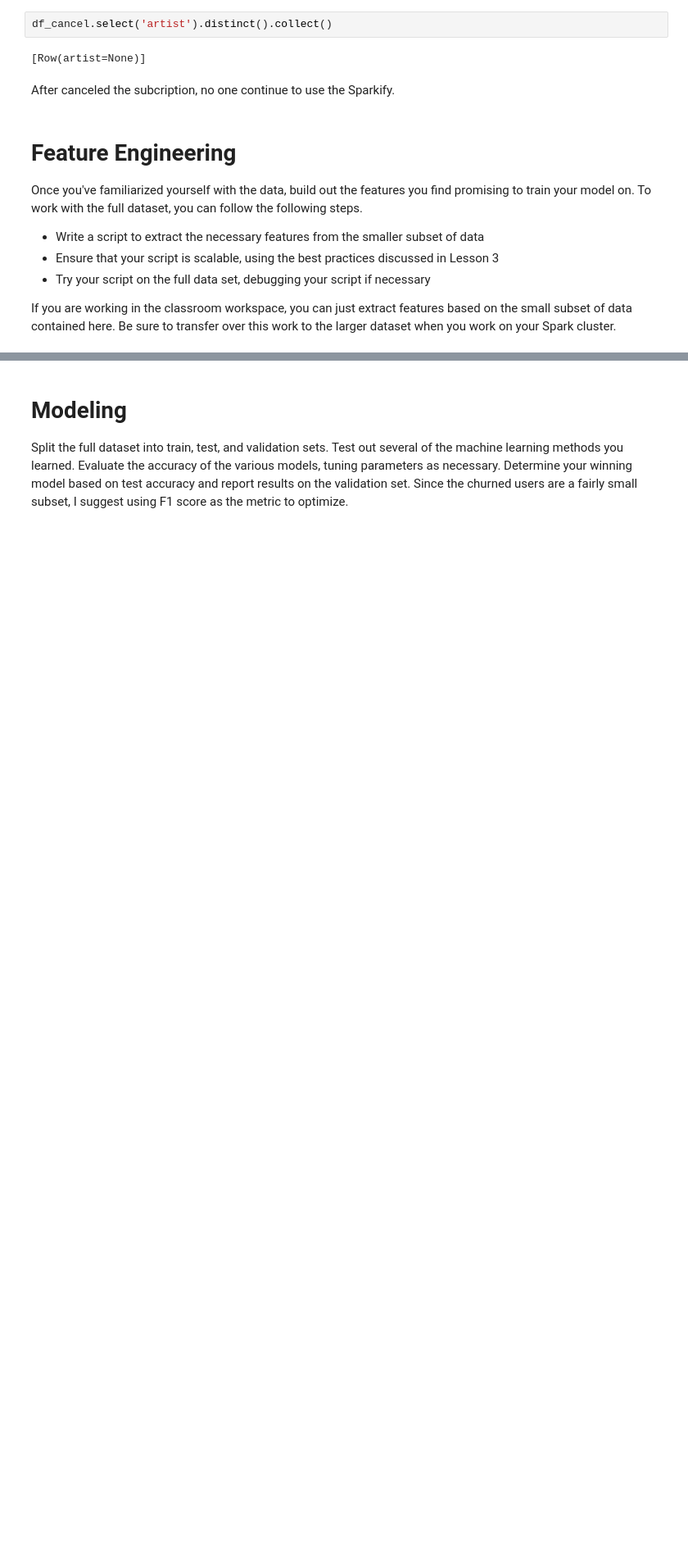
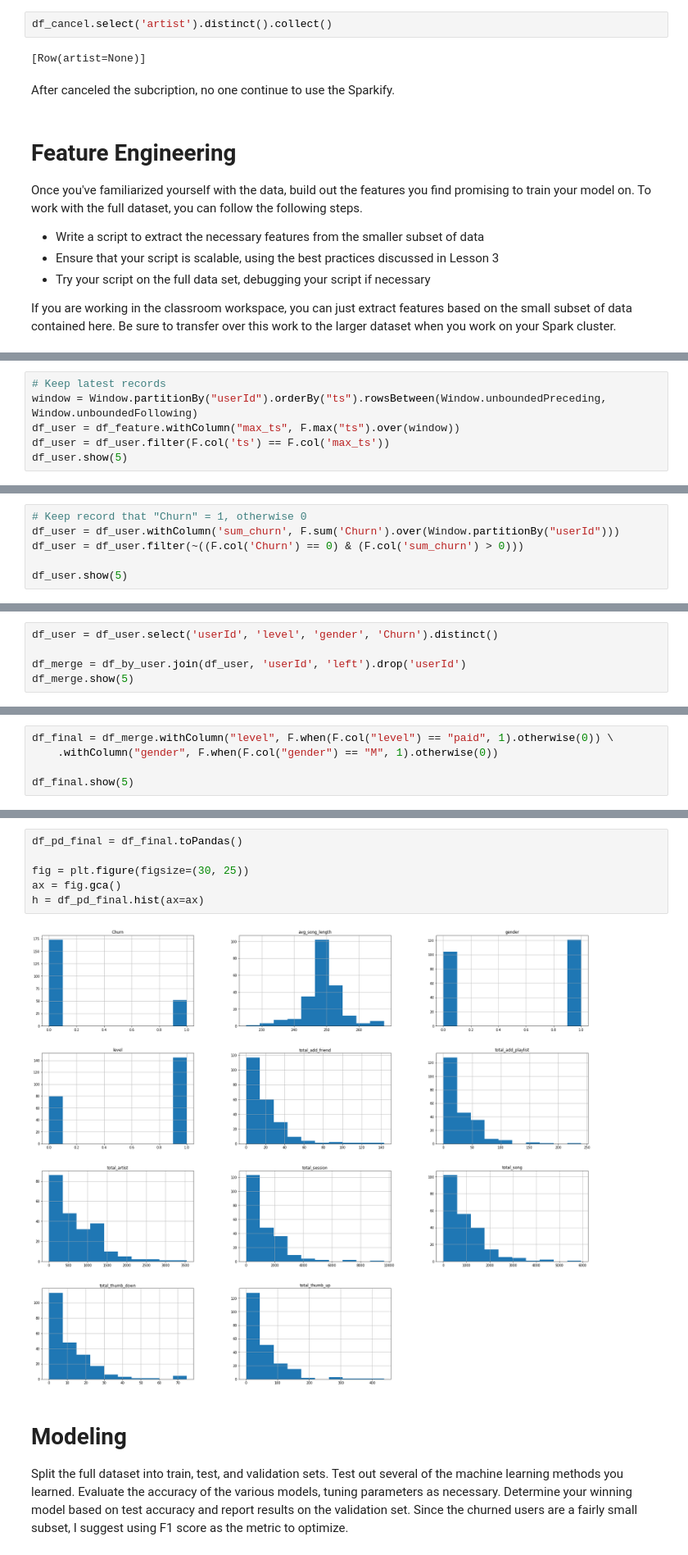
Before and after one commit to dhuy237/sparkify, a Jupyter notebook: Sparkify.ipynb, the cells around one changed output, grey strips where cells are left out. Shown: that part at 82% size. Cells and saved outputs as stored; diff of their text form; blank space fills up the shorter version.

```diff
--- a/Sparkify.ipynb
+++ b/Sparkify.ipynb
@@ -491,0 +521,6 @@ If you are working in the classroom workspace, you can just extract features bas
+# %%
+# Keep latest records
+window = Window.partitionBy("userId").orderBy("ts").rowsBetween(Window.unboundedPreceding, Window.unboundedFollowing)
+df_user = df_feature.withColumn("max_ts", F.max("ts").over(window))
+df_user = df_user.filter(F.col('ts') == F.col('max_ts'))
+df_user.show(5)
@@ -491,0 +538,6 @@ If you are working in the classroom workspace, you can just extract features bas
+# %%
+# Keep record that "Churn" = 1, otherwise 0
+df_user = df_user.withColumn('sum_churn', F.sum('Churn').over(Window.partitionBy("userId")))
+df_user = df_user.filter(~((F.col('Churn') == 0) & (F.col('sum_churn') > 0)))
+
+df_user.show(5)
@@ -491,0 +555,5 @@ If you are working in the classroom workspace, you can just extract features bas
+# %%
+df_user = df_user.select('userId', 'level', 'gender', 'Churn').distinct()
+
+df_merge = df_by_user.join(df_user, 'userId', 'left').drop('userId')
+df_merge.show(5)
@@ -491,0 +571,5 @@ If you are working in the classroom workspace, you can just extract features bas
+# %%
+df_final = df_merge.withColumn("level", F.when(F.col("level") == "paid", 1).otherwise(0)) \
+    .withColumn("gender", F.when(F.col("gender") == "M", 1).otherwise(0))
+
+df_final.show(5)
@@ -492,3 +587,11 @@ If you are working in the classroom workspace, you can just extract features bas
+# %%
+df_pd_final = df_final.toPandas()
+
+fig = plt.figure(figsize=(30, 25))
+ax = fig.gca()
+h = df_pd_final.hist(ax=ax)
+# %% [output]
+[figure, added]
 # %% [markdown]
 # Modeling
 Split the full dataset into train, test, and validation sets. Test out several of the machine learning methods you learned. Evaluate the accuracy of the various models, tuning parameters as necessary. Determine your winning model based on test accuracy and report results on the validation set. Since the churned users are a fairly small subset, I suggest using F1 score as the metric to optimize.
```
Also changed, not shown: parts of 36 cells of this notebook.
